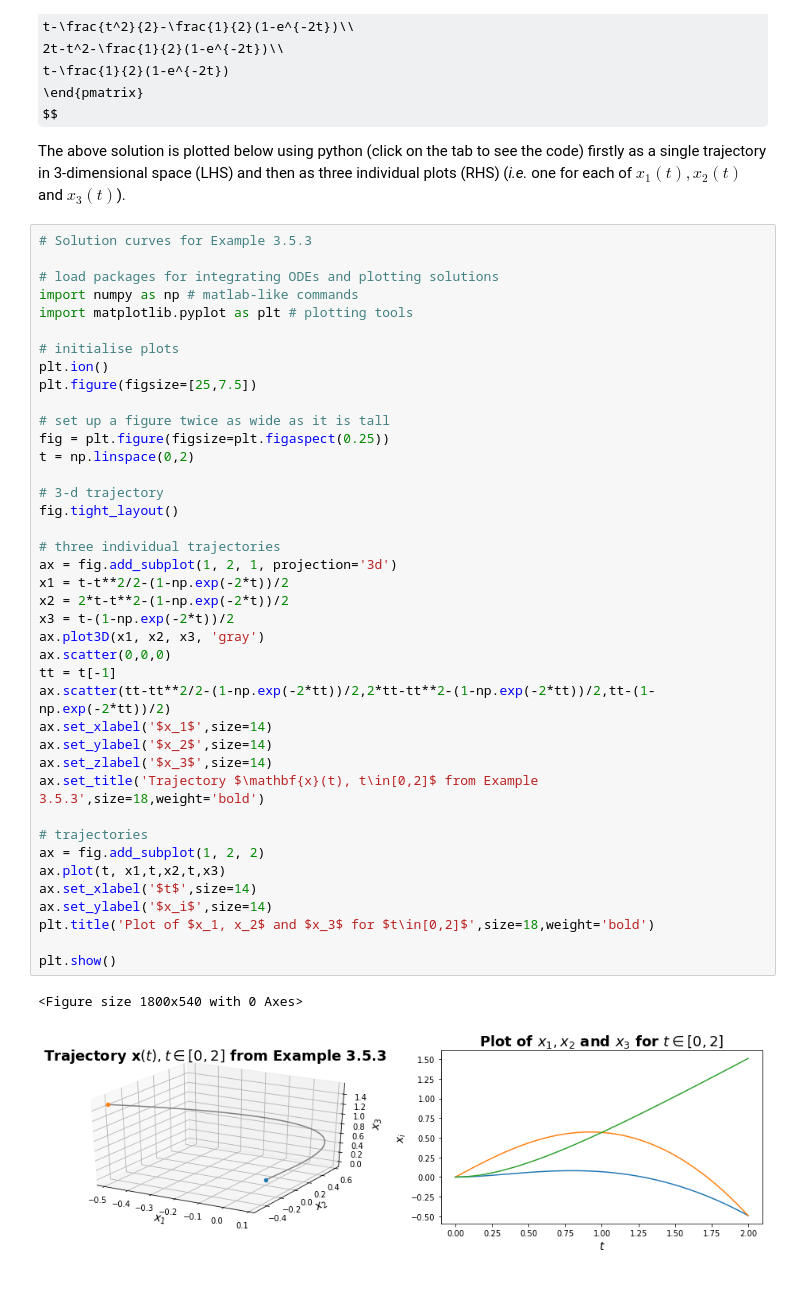
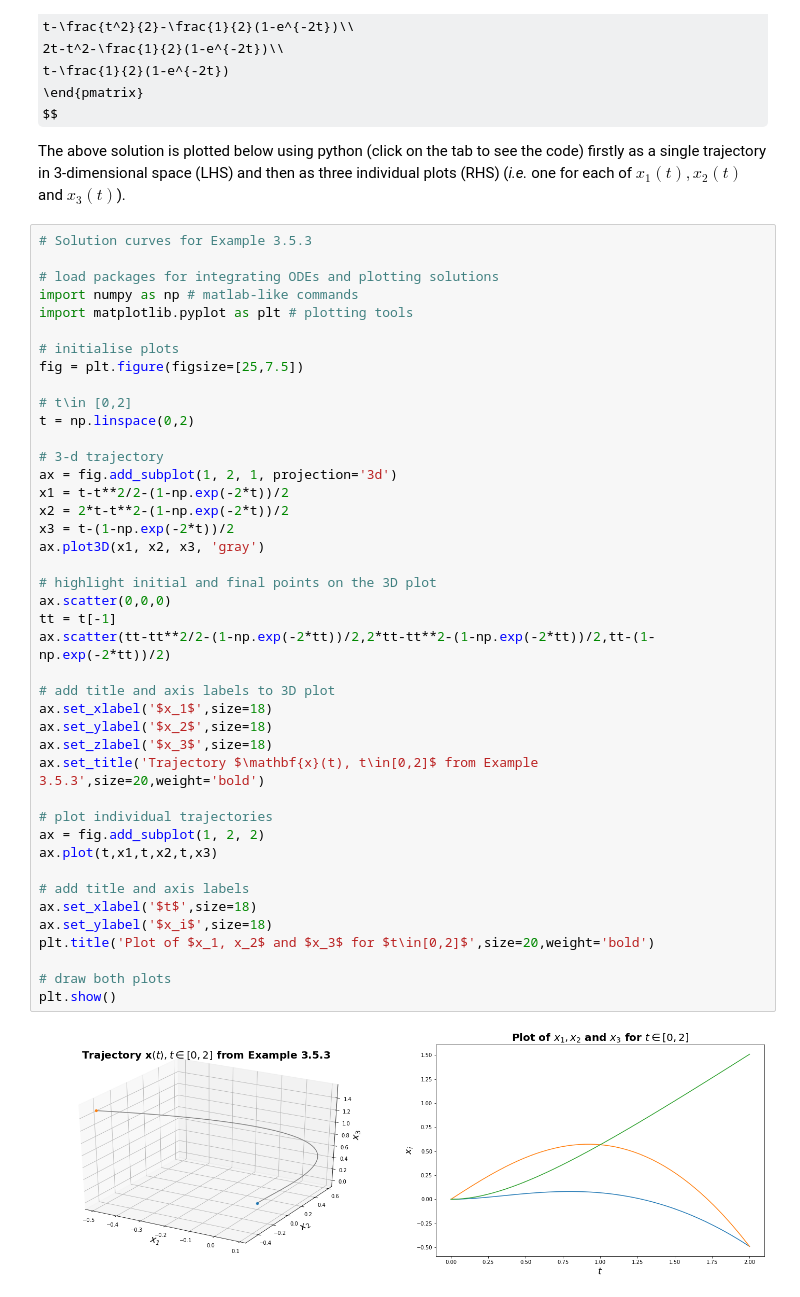
Before and after one commit to jjcrofts77/Linear-Systems-MATH30451, a Jupyter notebook: content/notebooks/Chapter3/NonHomoODE.ipynb, the cells around one changed output. Cells and saved outputs as stored; diff of their text form; some formulas as TeX source.

```diff
--- a/content/notebooks/Chapter3/NonHomoODE.ipynb
+++ b/content/notebooks/Chapter3/NonHomoODE.ipynb
@@ -191,43 +191,44 @@ The above solution is plotted below using python (click on the tab to see the co
 # %%
 # Solution curves for Example 3.5.3
 
 # load packages for integrating ODEs and plotting solutions
 import numpy as np # matlab-like commands
 import matplotlib.pyplot as plt # plotting tools
 
 # initialise plots
-plt.ion()
-plt.figure(figsize=[25,7.5])
+fig = plt.figure(figsize=[25,7.5])
 
-# set up a figure twice as wide as it is tall
-fig = plt.figure(figsize=plt.figaspect(0.25))
+# t\in [0,2]
 t = np.linspace(0,2)
 
 # 3-d trajectory
-fig.tight_layout()
-
-# three individual trajectories
 ax = fig.add_subplot(1, 2, 1, projection='3d')
 x1 = t-t**2/2-(1-np.exp(-2*t))/2
 x2 = 2*t-t**2-(1-np.exp(-2*t))/2
 x3 = t-(1-np.exp(-2*t))/2
 ax.plot3D(x1, x2, x3, 'gray')
+
+# highlight initial and final points on the 3D plot
 ax.scatter(0,0,0)
 tt = t[-1]
 ax.scatter(tt-tt**2/2-(1-np.exp(-2*tt))/2,2*tt-tt**2-(1-np.exp(-2*tt))/2,tt-(1-np.exp(-2*tt))/2)
-ax.set_xlabel('$x_1$',size=14)
-ax.set_ylabel('$x_2$',size=14)
-ax.set_zlabel('$x_3$',size=14)
-ax.set_title('Trajectory $\mathbf{x}(t), t\in[0,2]$ from Example 3.5.3',size=18,weight='bold')
 
-# trajectories
+# add title and axis labels to 3D plot
+ax.set_xlabel('$x_1$',size=18)
+ax.set_ylabel('$x_2$',size=18)
+ax.set_zlabel('$x_3$',size=18)
+ax.set_title('Trajectory $\mathbf{x}(t), t\in[0,2]$ from Example 3.5.3',size=20,weight='bold')
+
+# plot individual trajectories
 ax = fig.add_subplot(1, 2, 2)
-ax.plot(t, x1,t,x2,t,x3)
-ax.set_xlabel('$t$',size=14)
-ax.set_ylabel('$x_i$',size=14)
-plt.title('Plot of $x_1, x_2$ and $x_3$ for $t\in[0,2]$',size=18,weight='bold')
+ax.plot(t,x1,t,x2,t,x3)
 
+# add title and axis labels
+ax.set_xlabel('$t$',size=18)
+ax.set_ylabel('$x_i$',size=18)
+plt.title('Plot of $x_1, x_2$ and $x_3$ for $t\in[0,2]$',size=20,weight='bold')
+
+# draw both plots
 plt.show()
 # %% [output]
-<Figure size 1800x540 with 0 Axes>
-[figure, old version]
+[figure, new version]
```
